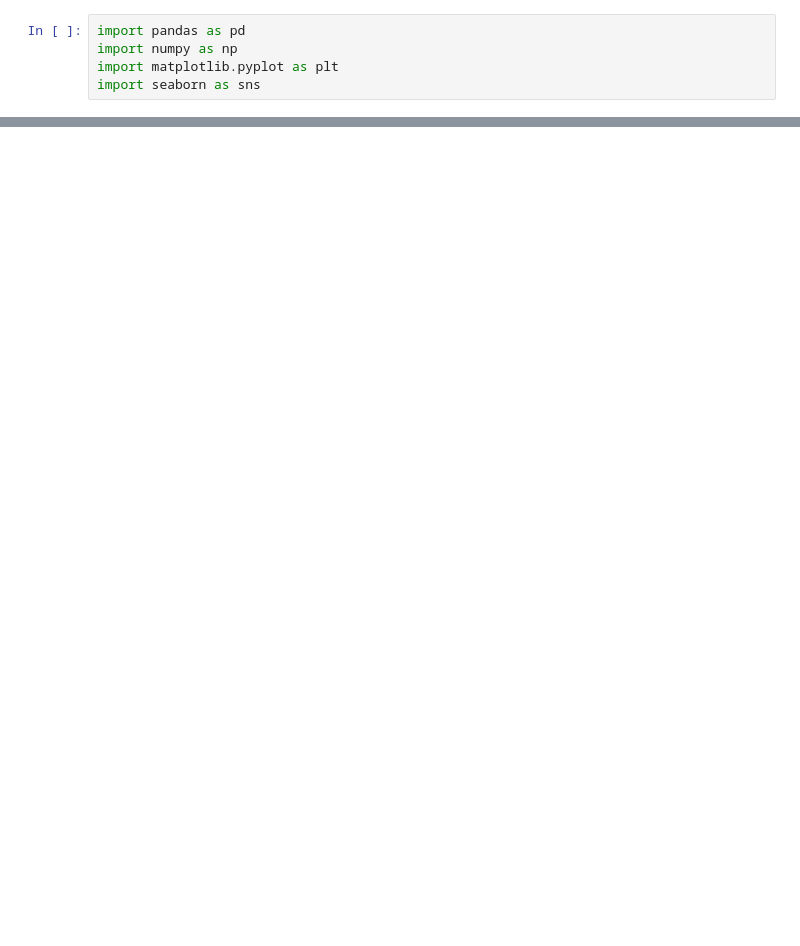
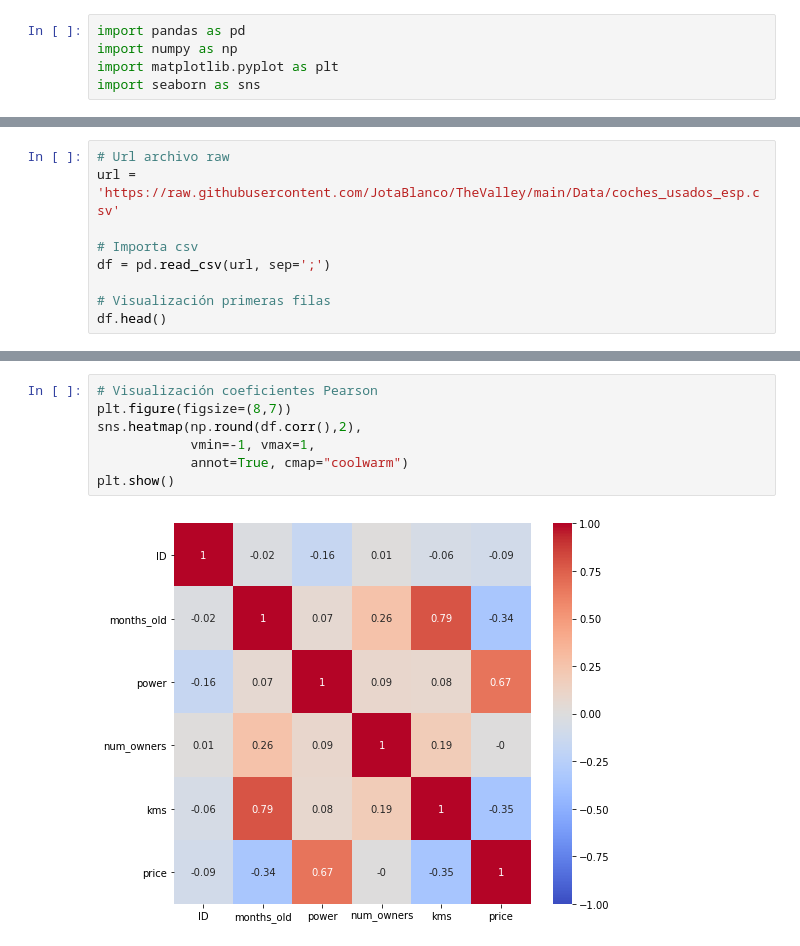
Before and after one commit to JotaBlanco/TheValley, a Jupyter notebook: Arboles/Clase_02_Arboles/03E_|_Ejercicio_Precio_Coches.ipynb, the cells around one changed output, grey strips where cells are left out. Cells and saved outputs as stored; diff of their text form; blank space fills up the shorter version.

```diff
--- a/Arboles/Clase_02_Arboles/03E_|_Ejercicio_Precio_Coches.ipynb
+++ b/Arboles/Clase_02_Arboles/03E_|_Ejercicio_Precio_Coches.ipynb
@@ -225,0 +29,9 @@ entrenar_modelo_y_predecir_classificacion(modelo)
+# %%
+# Url archivo raw
+url = 'https://raw.githubusercontent.com/JotaBlanco/TheValley/main/Data/coches_usados_esp.csv'
+
+# Importa csv
+df = pd.read_csv(url, sep=';')
+
+# Visualización primeras filas
+df.head()
@@ -225,0 +84,9 @@ entrenar_modelo_y_predecir_classificacion(modelo)
+# %%
+# Visualización coeficientes Pearson
+plt.figure(figsize=(8,7))
+sns.heatmap(np.round(df.corr(),2),
+            vmin=-1, vmax=1,
+            annot=True, cmap="coolwarm")
+plt.show()
+# %% [output]
+[figure, added]
```
Also changed, not shown: parts of 62 cells of this notebook.
